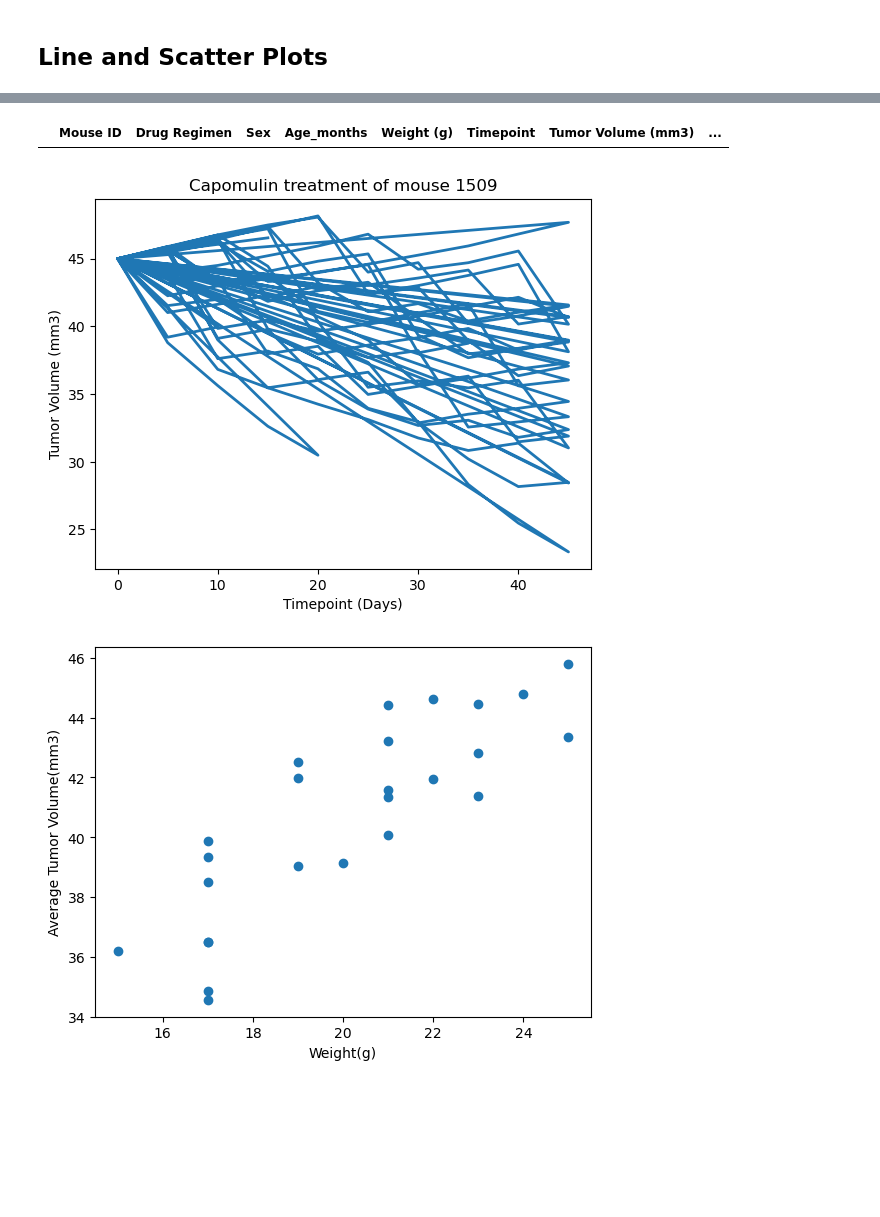
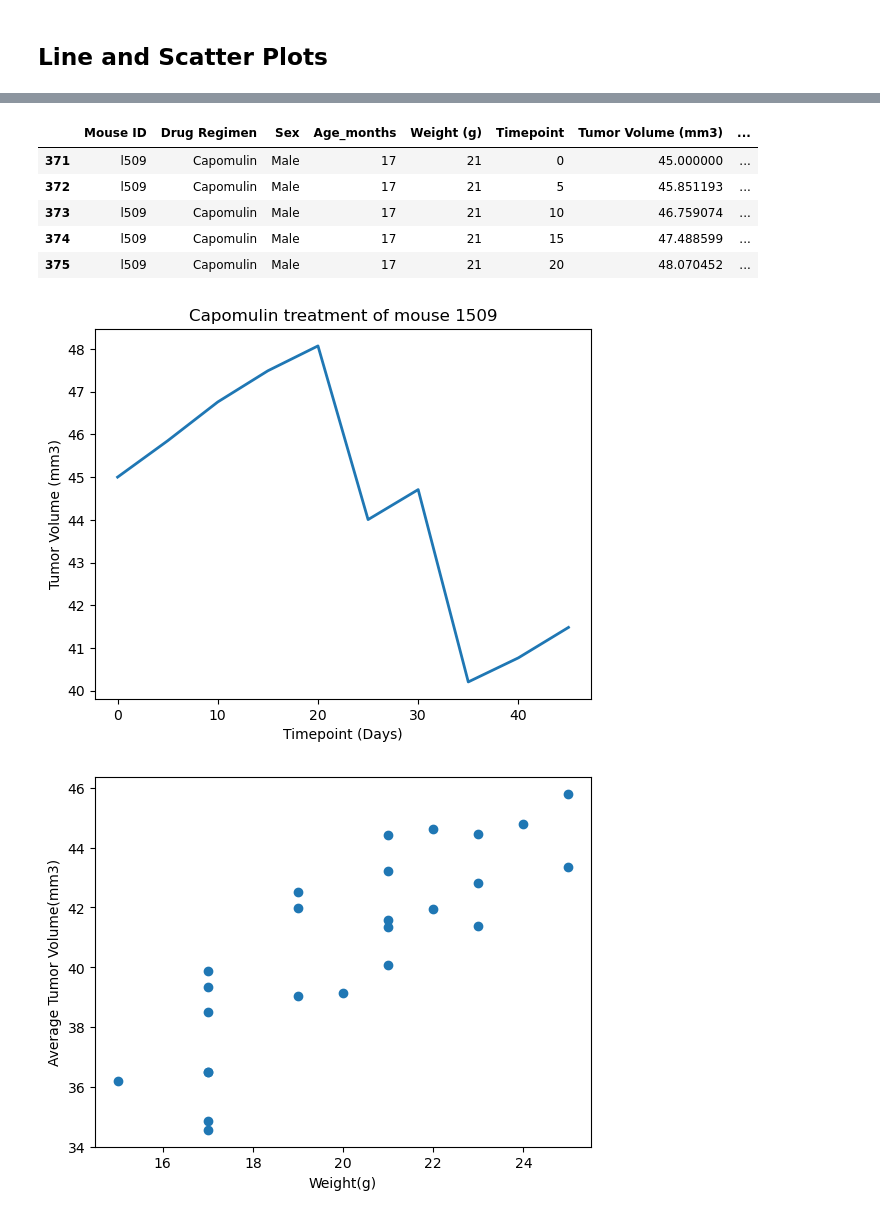
Before and after one commit to taywiljoe/Pymaceuticals-challenge, a Jupyter notebook: pymaceuticals_starter.ipynb, the cells around one changed output, grey strips where cells are left out. Cells and saved outputs as stored; diff of their text form; code cells hidden in the pictures; blank space fills up the shorter version.

```diff
--- a/pymaceuticals_starter.ipynb
+++ b/pymaceuticals_starter.ipynb
@@ -282,22 +305,27 @@ capmerge.head()
 # %%
-lineplot_df = cap_df.loc[cap_df["Mouse ID"] == "1509",:]
+lineplot_df = cap_df.loc[cap_df["Mouse ID"] == "l509",:]
 lineplot_df.head()
 # %% [output]
 |  | Mouse ID | Drug Regimen | Sex | Age_months | Weight (g) | Timepoint | Tumor Volume (mm3) | ... |
+| 371 | l509 | Capomulin | Male | 17 | 21 | 0 | 45.000000 | ... |
+| 372 | l509 | Capomulin | Male | 17 | 21 | 5 | 45.851193 | ... |
+| 373 | l509 | Capomulin | Male | 17 | 21 | 10 | 46.759074 | ... |
+| 374 | l509 | Capomulin | Male | 17 | 21 | 15 | 47.488599 | ... |
+| 375 | l509 | Capomulin | Male | 17 | 21 | 20 | 48.070452 | ... |
 # %%
 # Generate a line plot of tumor volume vs. time point for a single mouse treated with Capomulin
 
-x_axis = capmerge["Timepoint"]
-tumsiz = capmerge["Tumor Volume (mm3)_x"]
+x_axis = lineplot_df["Timepoint"]
+tumsiz = lineplot_df["Tumor Volume (mm3)"]
 
 plt.title('Capomulin treatment of mouse 1509')
 plt.plot(x_axis, tumsiz, linewidth=2, markersize=12)
 plt.xlabel('Timepoint (Days)')
 plt.ylabel('Tumor Volume (mm3)')
 
 plt.show()
 # %% [output]
-[figure, old version]
+[figure, new version]
 # %%
 # Generate a scatter plot of mouse weight vs. the average observed tumor volume for the entire Capomulin regimen
 
```
Also changed, not shown: parts of 2 cells of this notebook.
